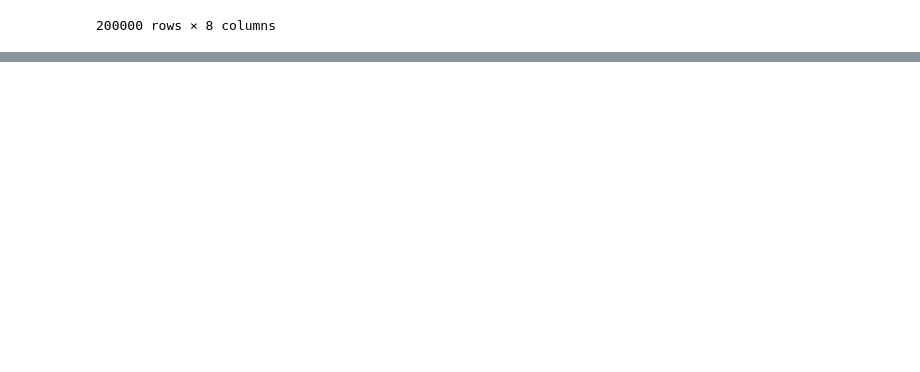
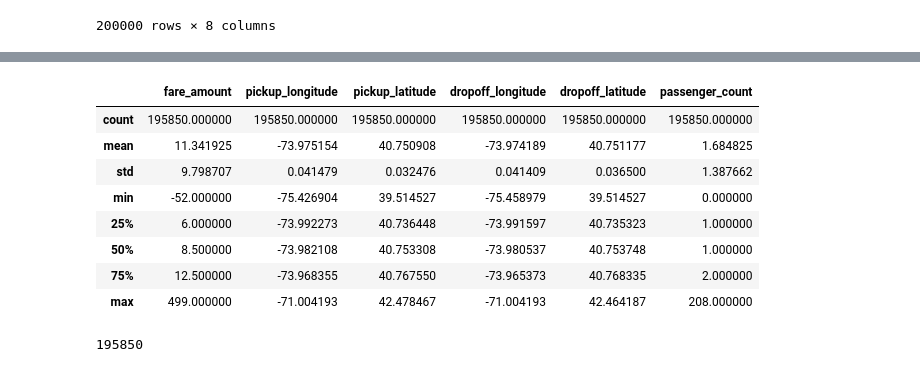
Before and after one commit to MBAhmadi/New-ML, a Jupyter notebook: uber.ipynb, the cells around one changed output, grey strips where cells are left out. Cells and saved outputs as stored; diff of their text form; code cells hidden in the pictures; blank space fills up the shorter version.

```diff
--- a/uber.ipynb
+++ b/uber.ipynb
@@ -24,0 +107,10 @@ data
+# %%
+mu = data['pickup_latitude'].mean()
+std = data['pickup_latitude'].std()
+
+z = np.abs(data['pickup_latitude'] - mu)
+
+print(data[z>3].shape[0]/data.shape[0]*100)
+
+data = data[z<=3]
+data
@@ -24,0 +132,10 @@ data
+# %%
+mu = data['dropoff_longitude'].mean()
+std = data['dropoff_longitude'].std()
+
+z = np.abs(data['dropoff_longitude'] - mu)
+
+print(data[z>3].shape[0]/data.shape[0]*100)
+
+data = data[z<=3]
+data
@@ -24,0 +157,10 @@ data
+# %%
+mu = data['dropoff_latitude'].mean()
+std = data['dropoff_latitude'].std()
+
+z = np.abs(data['dropoff_latitude'] - mu)
+
+print(data[z>3].shape[0]/data.shape[0]*100)
+
+data = data[z<=3]
+data
@@ -24,0 +182,18 @@ data
+# %%
+data.reset_index(drop=True, inplace=True)
+# %%
+data.describe()
+# %% [output]
+|  | fare_amount | pickup_longitude | pickup_latitude | dropoff_longitude | dropoff_latitude | passenger_count |
+| count | 195850.000000 | 195850.000000 | 195850.000000 | 195850.000000 | 195850.000000 | 195850.000000 |
+| mean | 11.341925 | -73.975154 | 40.750908 | -73.974189 | 40.751177 | 1.684825 |
+| std | 9.798707 | 0.041479 | 0.032476 | 0.041409 | 0.036500 | 1.387662 |
+| min | -52.000000 | -75.426904 | 39.514527 | -75.458979 | 39.514527 | 0.000000 |
+| 25% | 6.000000 | -73.992273 | 40.736448 | -73.991597 | 40.735323 | 1.000000 |
+| 50% | 8.500000 | -73.982108 | 40.753308 | -73.980537 | 40.753748 | 1.000000 |
+| 75% | 12.500000 | -73.968355 | 40.767550 | -73.965373 | 40.768335 | 2.000000 |
+| max | 499.000000 | -71.004193 | 42.478467 | -71.004193 | 42.464187 | 208.000000 |
+# %%
+data.shape[0]
+# %% [output]
+195850
```
Also changed, not shown: parts of 17 cells of this notebook.
